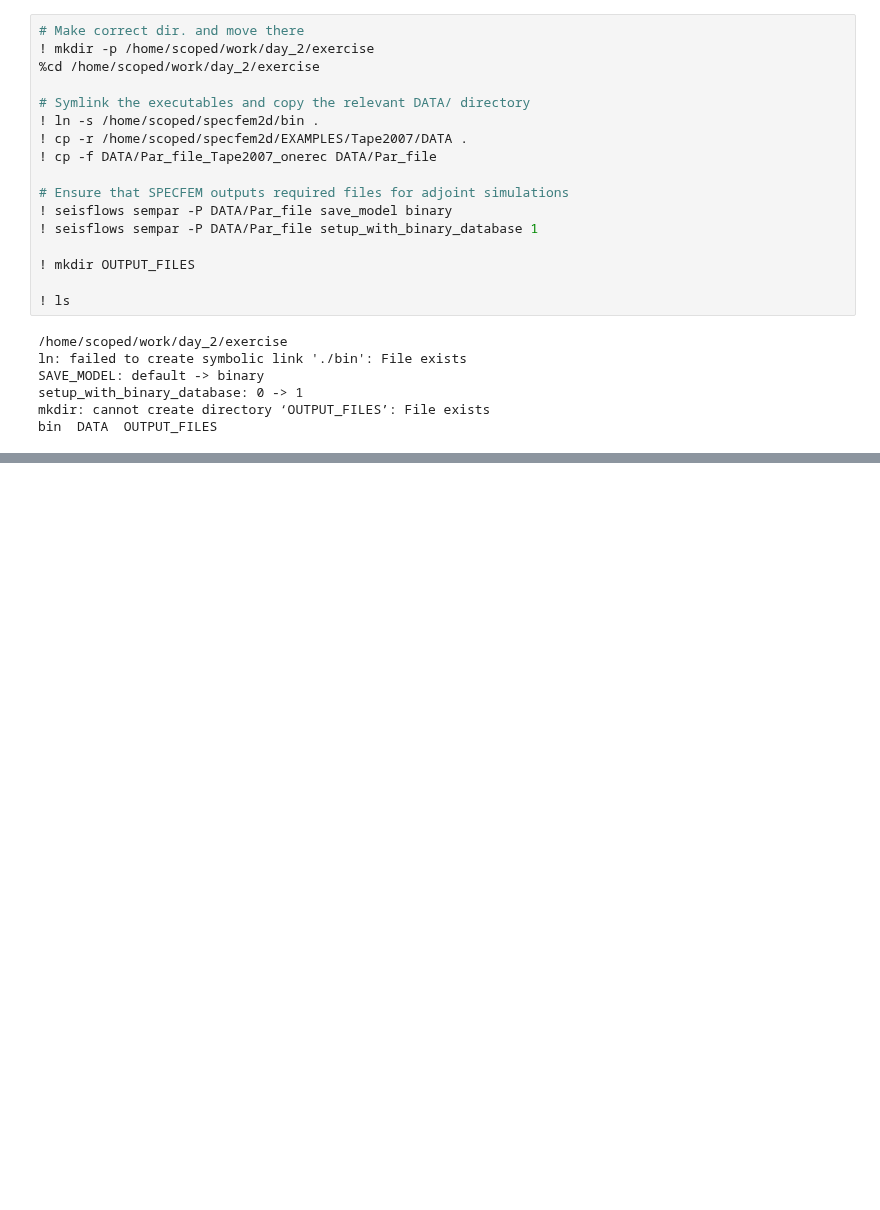
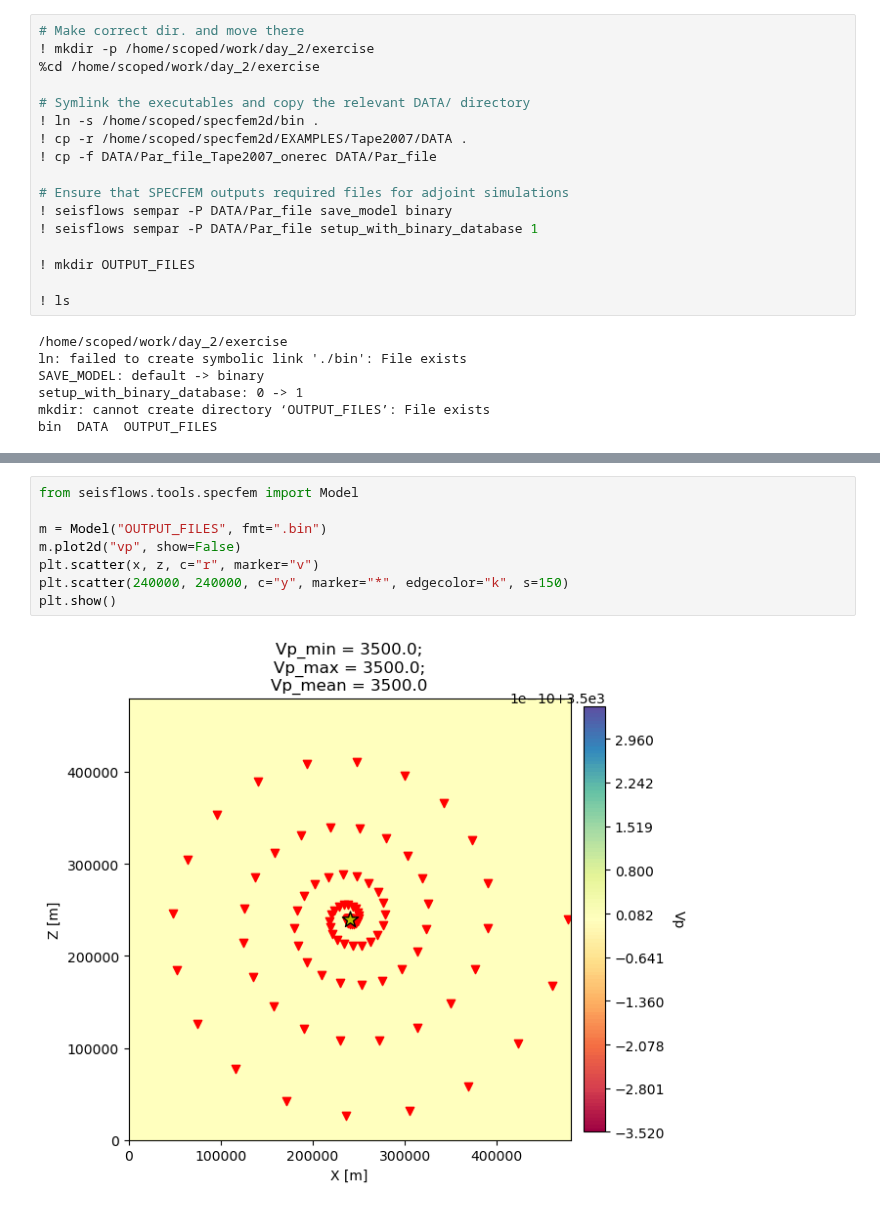
Before and after one commit to adjtomo/adjdocs, a Jupyter notebook: workshops/2022-10-05_specfem_users/day_2b_kernels_exercise.ipynb, the cells around one changed output, grey strips where cells are left out. Cells and saved outputs as stored; diff of their text form; blank space fills up the shorter version.

```diff
--- a/workshops/2022-10-05_specfem_users/day_2b_kernels_exercise.ipynb
+++ b/workshops/2022-10-05_specfem_users/day_2b_kernels_exercise.ipynb
@@ -199,0 +594,10 @@ def cc_traveltime_misfit(d, s):
+# %%
+from seisflows.tools.specfem import Model
+
+m = Model("OUTPUT_FILES", fmt=".bin")
+m.plot2d("vp", show=False)
+plt.scatter(x, z, c="r", marker="v")
+plt.scatter(240000, 240000, c="y", marker="*", edgecolor="k", s=150)
+plt.show()
+# %% [output]
+[figure, added]
```
Also changed, not shown: parts of 31 cells of this notebook, 1 other file.
